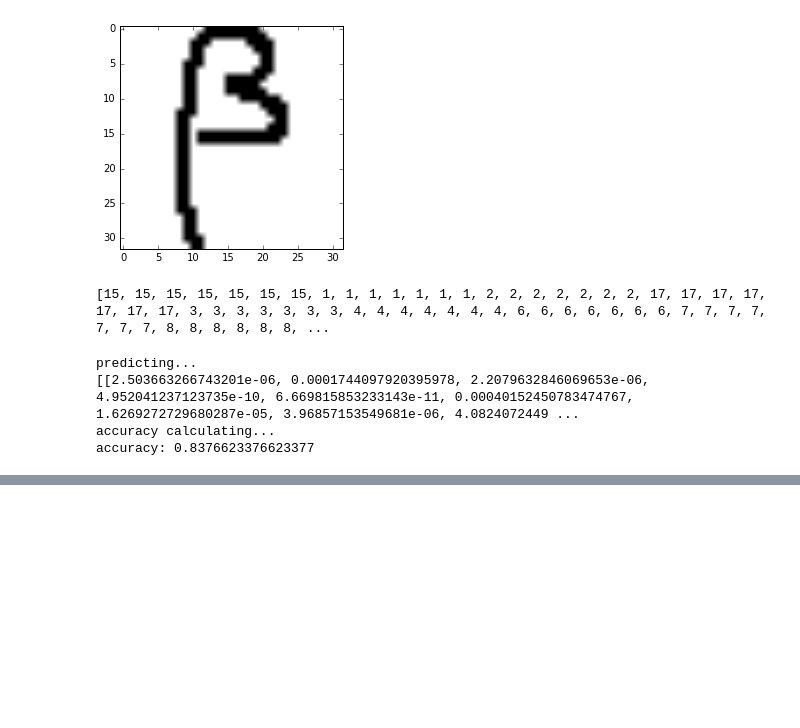
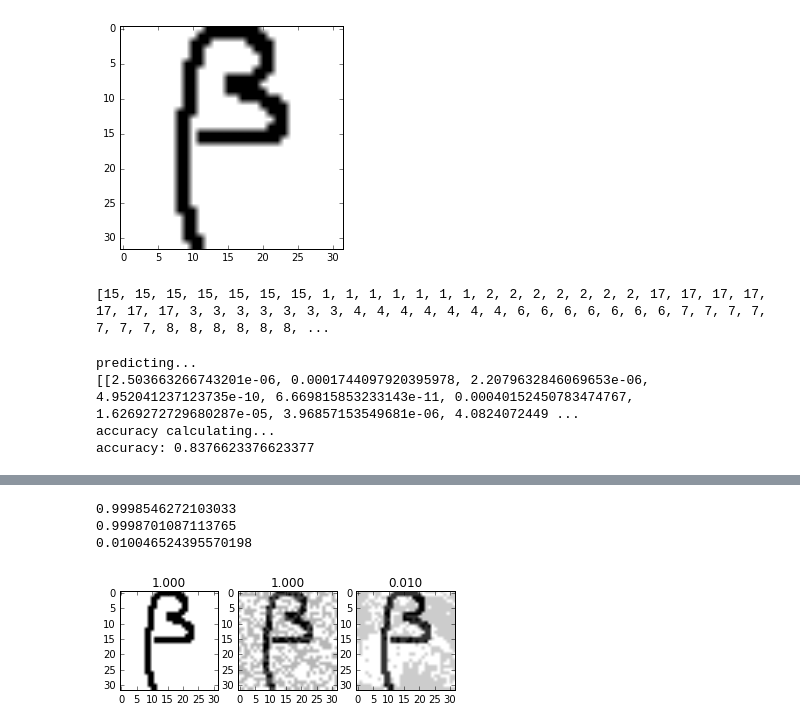
Before and after one commit to OsciiArt/intern-coding-tasks, a Jupyter notebook: 2018/ml/ML.ipynb, the cells around one changed output, grey strips where cells are left out. Drawn from its saved outputs; the diff is of its cells as text; code cells hidden in the pictures; blank space fills up the shorter version.

Commit message:
model prediction

```diff
--- a/2018/ml/ML.ipynb
+++ b/2018/ml/ML.ipynb
@@ -306,0 +353,40 @@ accuracy: 0.8376623376623377
+# %%
+y_pred = model.predict(x[20])
+print(y_pred[1])
+
+
+x_random = random_noize(x[20], 0.2)
+y_random_pred = model.predict(x_random)
+print(y_random_pred[1])
+
+x_fgsm = model.fgsm(x[20], y[20], 0.2)
+y_fgsm_pred = model.predict(x_fgsm)
+print(y_fgsm_pred[1])
+y_fgsm_pred
+
+
+# visualisze
+plt.subplot(1,3,1)
+x_img = np.array(x[20])
+x_img = x_img.reshape(32,32)
+plt.imshow(x_img, cmap='gray')
+plt.title("{:.3f}".format(y_pred[1]))
+
+plt.subplot(1,3,2)
+x_img2 = np.array(x_random)
+x_img2 = x_img2.reshape(32,32)
+plt.imshow(x_img2, cmap='gray')
+plt.title("{:.3f}".format(y_random_pred[1]))
+
+
+plt.subplot(1,3,3)
+x_img3 = np.array(x_fgsm)
+x_img3 = x_img3.reshape(32,32)
+plt.imshow(x_img3, cmap='gray')
+plt.title("{:.3f}".format(y_fgsm_pred[1]))
+plt.show()
+# %% [output]
+0.9998546272103033
+0.9998701087113765
+0.010046524395570198
+[figure, added]
```
Also changed, not shown: parts of 3 cells of this notebook.
